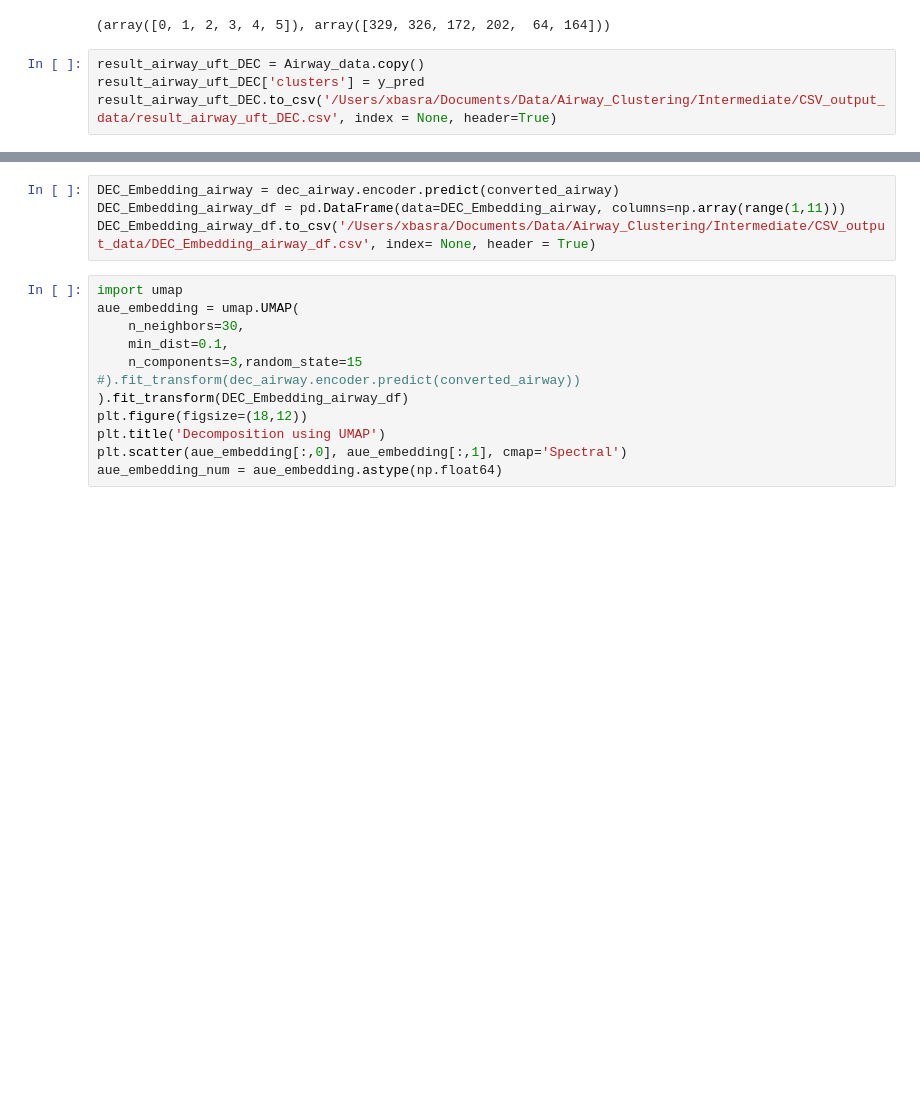
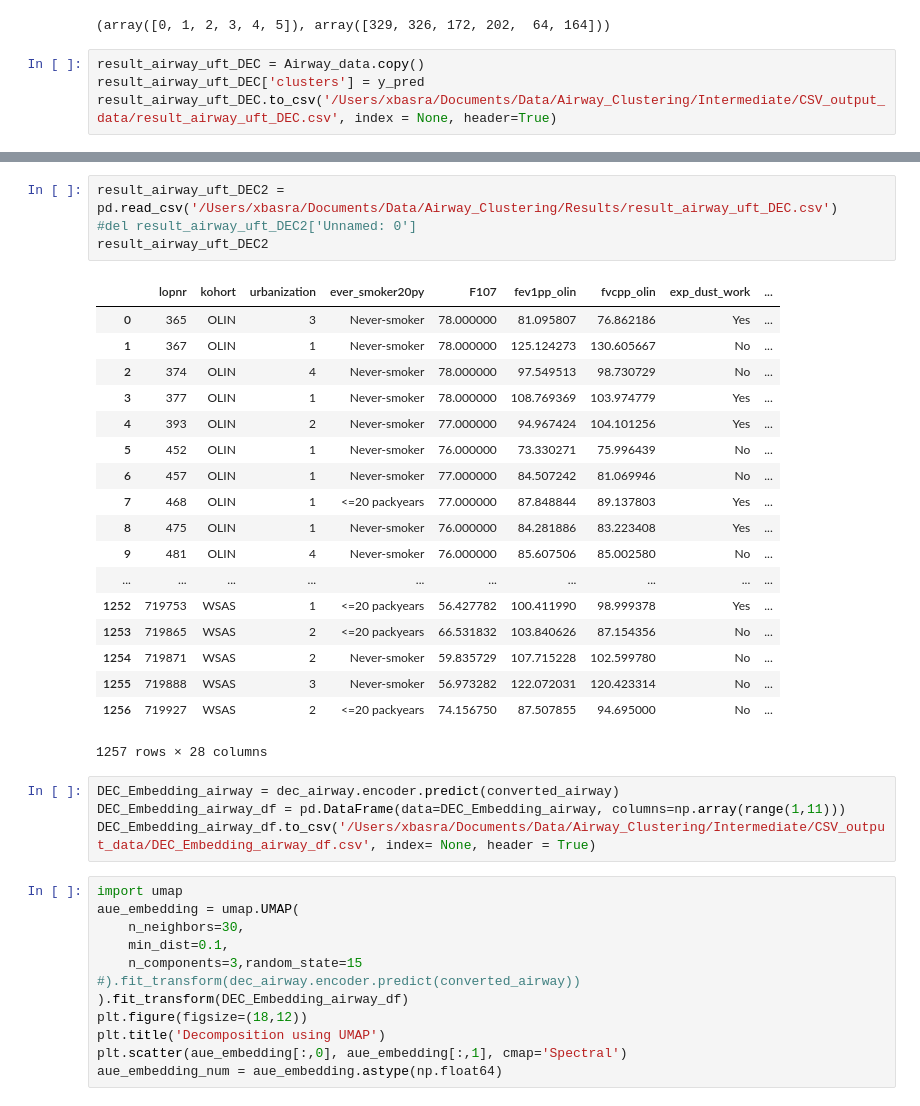
Before and after one commit to ranibasna/AirwayClusteringProject, a Jupyter notebook: Notebook_Analysis/DeepLearningClustering_Airway.ipynb, the cells around one changed output, grey strips where cells are left out. Saved outputs shown, nothing was run; the diff lists cells and outputs as text; blank space fills up the shorter version.

```diff
--- a/Notebook_Analysis/DeepLearningClustering_Airway.ipynb
+++ b/Notebook_Analysis/DeepLearningClustering_Airway.ipynb
@@ -136,3 +151,26 @@ result_airway_uft_DEC.to_csv('/Users/xbasra/Documents/Data/Airway_Clustering/Int
+# %%
+result_airway_uft_DEC2 = pd.read_csv('/Users/xbasra/Documents/Data/Airway_Clustering/Results/result_airway_uft_DEC.csv')
+#del result_airway_uft_DEC2['Unnamed: 0']
+result_airway_uft_DEC2
+# %% [output]
+|  | lopnr | kohort | urbanization | ever_smoker20py | F107 | fev1pp_olin | fvcpp_olin | exp_dust_work | ... |
+| 0 | 365 | OLIN | 3 | Never-smoker | 78.000000 | 81.095807 | 76.862186 | Yes | ... |
+| 1 | 367 | OLIN | 1 | Never-smoker | 78.000000 | 125.124273 | 130.605667 | No | ... |
+| 2 | 374 | OLIN | 4 | Never-smoker | 78.000000 | 97.549513 | 98.730729 | No | ... |
+| 3 | 377 | OLIN | 1 | Never-smoker | 78.000000 | 108.769369 | 103.974779 | Yes | ... |
+| 4 | 393 | OLIN | 2 | Never-smoker | 77.000000 | 94.967424 | 104.101256 | Yes | ... |
+| 5 | 452 | OLIN | 1 | Never-smoker | 76.000000 | 73.330271 | 75.996439 | No | ... |
+| 6 | 457 | OLIN | 1 | Never-smoker | 77.000000 | 84.507242 | 81.069946 | No | ... |
+| 7 | 468 | OLIN | 1 | <=20 packyears | 77.000000 | 87.848844 | 89.137803 | Yes | ... |
+| 8 | 475 | OLIN | 1 | Never-smoker | 76.000000 | 84.281886 | 83.223408 | Yes | ... |
+| 9 | 481 | OLIN | 4 | Never-smoker | 76.000000 | 85.607506 | 85.002580 | No | ... |
+| ... | ... | ... | ... | ... | ... | ... | ... | ... | ... |
+| 1252 | 719753 | WSAS | 1 | <=20 packyears | 56.427782 | 100.411990 | 98.999378 | Yes | ... |
+| 1253 | 719865 | WSAS | 2 | <=20 packyears | 66.531832 | 103.840626 | 87.154356 | No | ... |
+| 1254 | 719871 | WSAS | 2 | Never-smoker | 59.835729 | 107.715228 | 102.599780 | No | ... |
+| 1255 | 719888 | WSAS | 3 | Never-smoker | 56.973282 | 122.072031 | 120.423314 | No | ... |
+| 1256 | 719927 | WSAS | 2 | <=20 packyears | 74.156750 | 87.507855 | 94.695000 | No | ... |
+1257 rows × 28 columns
 # %%
 DEC_Embedding_airway = dec_airway.encoder.predict(converted_airway)
 DEC_Embedding_airway_df = pd.DataFrame(data=DEC_Embedding_airway, columns=np.array(range(1,11)))
```
Also changed, not shown: parts of 2 cells of this notebook, 54 other files.
